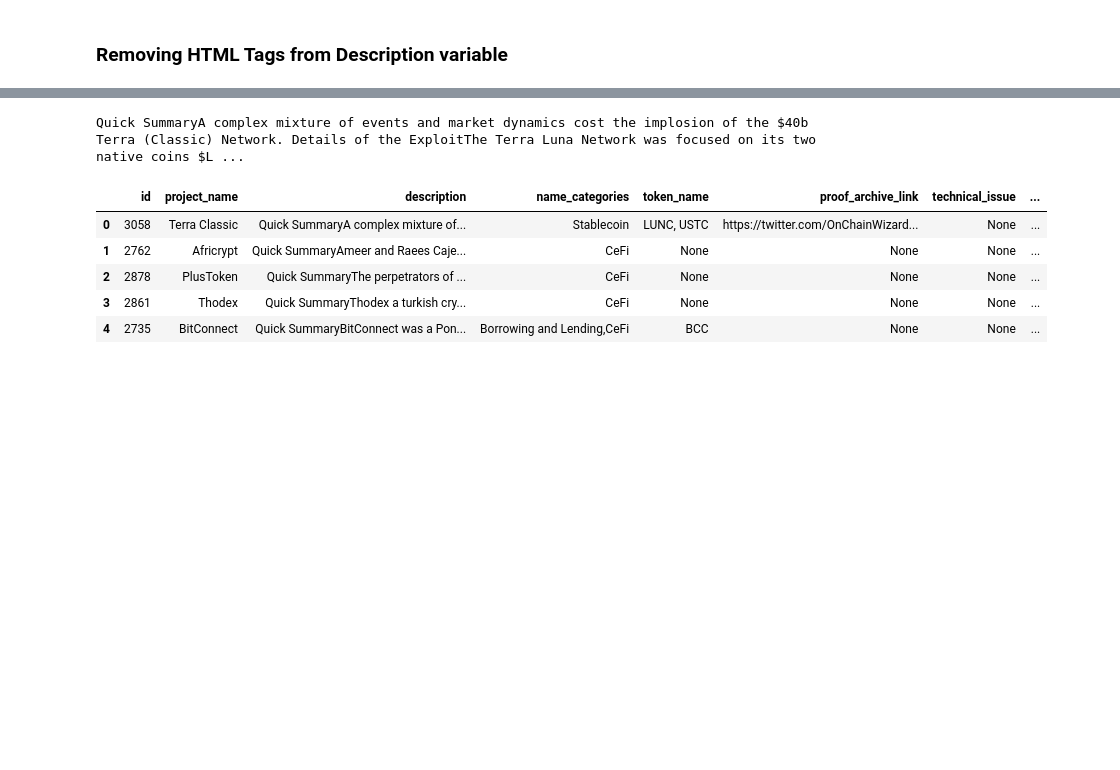
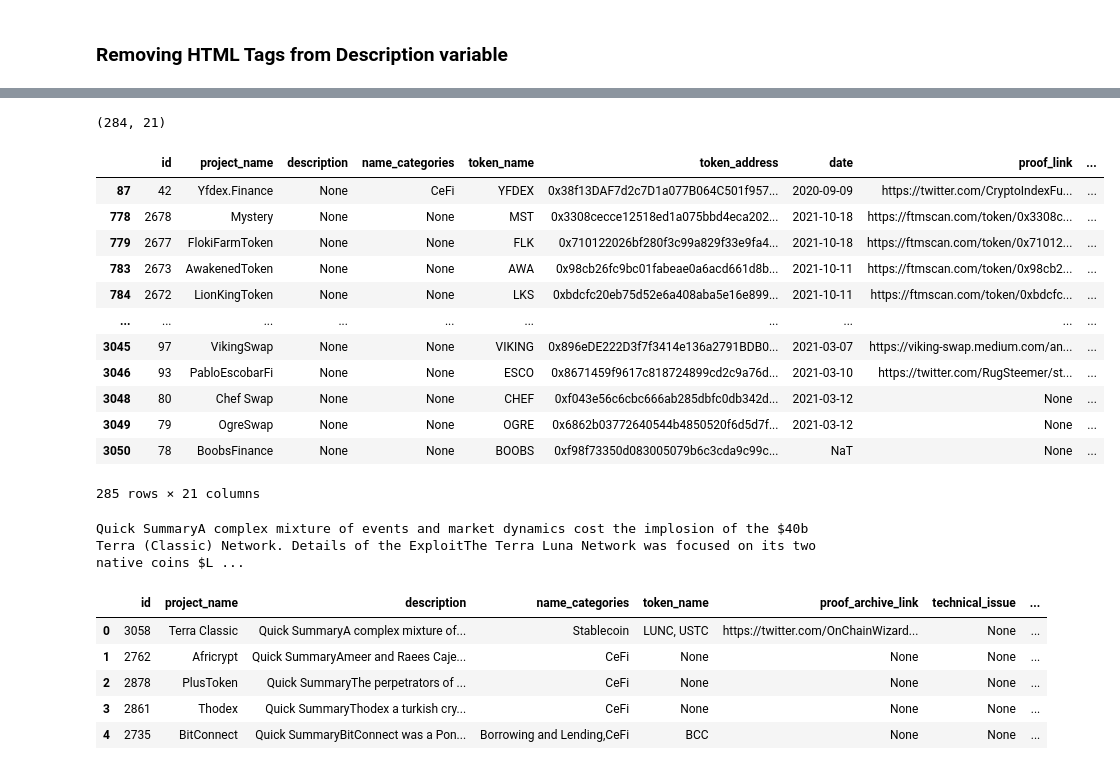
Before and after one commit to anly501/anly-501-project-TegveerG, a Jupyter notebook: codes/Data_Cleaning/REKT_Database_Cleaning.ipynb, the cells around one changed output, grey strips where cells are left out. Saved outputs shown, nothing was run; the diff lists cells and outputs as text; code cells hidden in the pictures; blank space fills up the shorter version.

Commit message:
GITHUB-UPLOAD:DATE-2022-09-28-TIME-21-24-38

```diff
--- a/codes/Data_Cleaning/REKT_Database_Cleaning.ipynb
+++ b/codes/Data_Cleaning/REKT_Database_Cleaning.ipynb
@@ -424,3 +418,23 @@ REKT_df.describe()
+# %%
+REKT_df.loc[REKT_df['description'].isnull() & REKT_df['funds_lost'].isnull()].shape
+# %% [output]
+(284, 21)
+# %%
+REKT_df.loc[REKT_df['description'].isnull()]
+# %% [output]
+|  | id | project_name | description | name_categories | token_name | token_address | date | proof_link | ... |
+| 87 | 42 | Yfdex.Finance | None | CeFi | YFDEX | 0x38f13DAF7d2c7D1a077B064C501f957... | 2020-09-09 | https://twitter.com/CryptoIndexFu... | ... |
+| 778 | 2678 | Mystery | None | None | MST | 0x3308cecce12518ed1a075bbd4eca202... | 2021-10-18 | https://ftmscan.com/token/0x3308c... | ... |
+| 779 | 2677 | FlokiFarmToken | None | None | FLK | 0x710122026bf280f3c99a829f33e9fa4... | 2021-10-18 | https://ftmscan.com/token/0x71012... | ... |
+| 783 | 2673 | AwakenedToken | None | None | AWA | 0x98cb26fc9bc01fabeae0a6acd661d8b... | 2021-10-11 | https://ftmscan.com/token/0x98cb2... | ... |
+| 784 | 2672 | LionKingToken | None | None | LKS | 0xbdcfc20eb75d52e6a408aba5e16e899... | 2021-10-11 | https://ftmscan.com/token/0xbdcfc... | ... |
+| ... | ... | ... | ... | ... | ... | ... | ... | ... | ... |
+| 3045 | 97 | VikingSwap | None | None | VIKING | 0x896eDE222D3f7f3414e136a2791BDB0... | 2021-03-07 | https://viking-swap.medium.com/an... | ... |
+| 3046 | 93 | PabloEscobarFi | None | None | ESCO | 0x8671459f9617c818724899cd2c9a76d... | 2021-03-10 | https://twitter.com/RugSteemer/st... | ... |
+| 3048 | 80 | Chef Swap | None | None | CHEF | 0xf043e56c6cbc666ab285dbfc0db342d... | 2021-03-12 | None | ... |
+| 3049 | 79 | OgreSwap | None | None | OGRE | 0x6862b03772640544b4850520f6d5d7f... | 2021-03-12 | None | ... |
+| 3050 | 78 | BoobsFinance | None | None | BOOBS | 0xf98f73350d083005079b6c3cda9c99c... | NaT | None | ... |
+285 rows × 21 columns
 # %%
 from bs4 import BeautifulSoup
 
```
Also changed, not shown: parts of 7 cells of this notebook, 12 other files.
